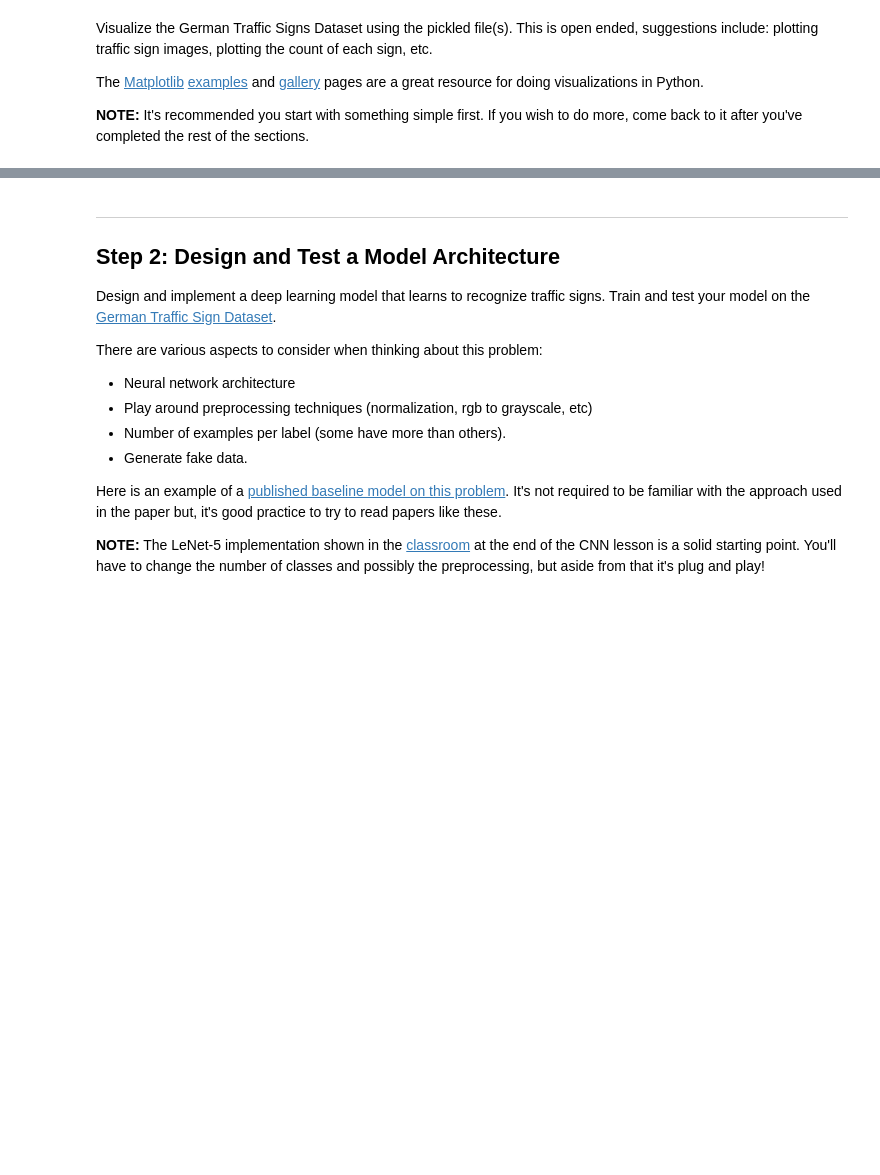
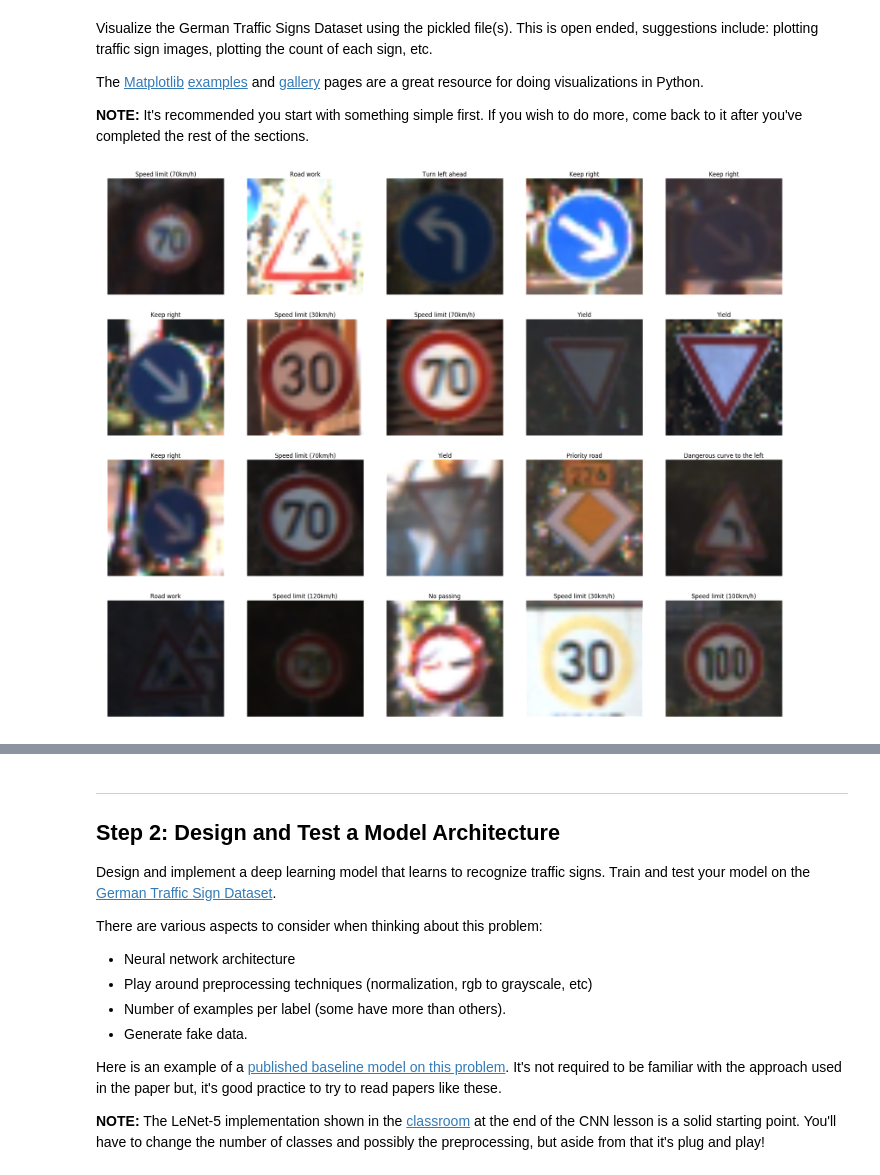
Before and after one commit to hashkanna/CarND-Traffic-Signs, a Jupyter notebook: Traffic_Signs_Recognition.ipynb, the cells around one changed output, grey strips where cells are left out. Saved outputs shown, nothing was run; the diff lists cells and outputs as text; code cells hidden in the pictures; blank space fills up the shorter version.

Commit message:
exploratory visualization

```diff
--- a/Traffic_Signs_Recognition.ipynb
+++ b/Traffic_Signs_Recognition.ipynb
@@ -16,16 +16,27 @@ In addition to implementing code, there will be questions that you must answer w
 # %%
 # Load pickled data
 import pickle
+import csv
+import pprint
+import tensorflow as tf
+import numpy as np
 
 # TODO: Fill this in based on where you saved the training and testing data
 
 training_file = '/home/ec2-user/traffic-signs-data/train.p'
 testing_file = '/home/ec2-user/traffic-signs-data/test.p'
+signnames_file = 'signnames.csv'
 
 with open(training_file, mode='rb') as f:
     train = pickle.load(f)
 with open(testing_file, mode='rb') as f:
     test = pickle.load(f)
+with open(signnames_file, mode='r') as f:
+    sign_dict = {}
+    sign_reader = csv.reader(f, delimiter=',')
+    for row in sign_reader:
+        sign_dict[row[0]] = row[1]
+    print(pprint.pformat(sign_dict))
 
 X_train, y_train = train['features'], train['labels']
 X_test, y_test = test['features'], test['labels']
@@ -75,6 +104,23 @@ The [Matplotlib](http://matplotlib.org/) [examples](http://matplotlib.org/exampl
 # %%
 ### Data exploration visualization goes here.
 ### Feel free to use as many code cells as needed.
 import matplotlib.pyplot as plt
+import random
+
 # Visualizations will be shown in the notebook.
 %matplotlib inline
+
+# Show some sample images and their labels
+plt.figure(figsize=(25, 20))
+
+for i in range(20):
+    ind, image = random.choice(list(enumerate(X_train)))
+    label_name = sign_dict[str(y_train[ind])]
+    plt.subplot(4, 5, i+1)
+    #plt.title(label_name)
+    plt.imshow(image)
+    plt.title(label_name)
+    plt.axis('off')
+plt.show()
+# %% [output]
+[figure, added]
```
Also changed, not shown: parts of 2 cells of this notebook.
